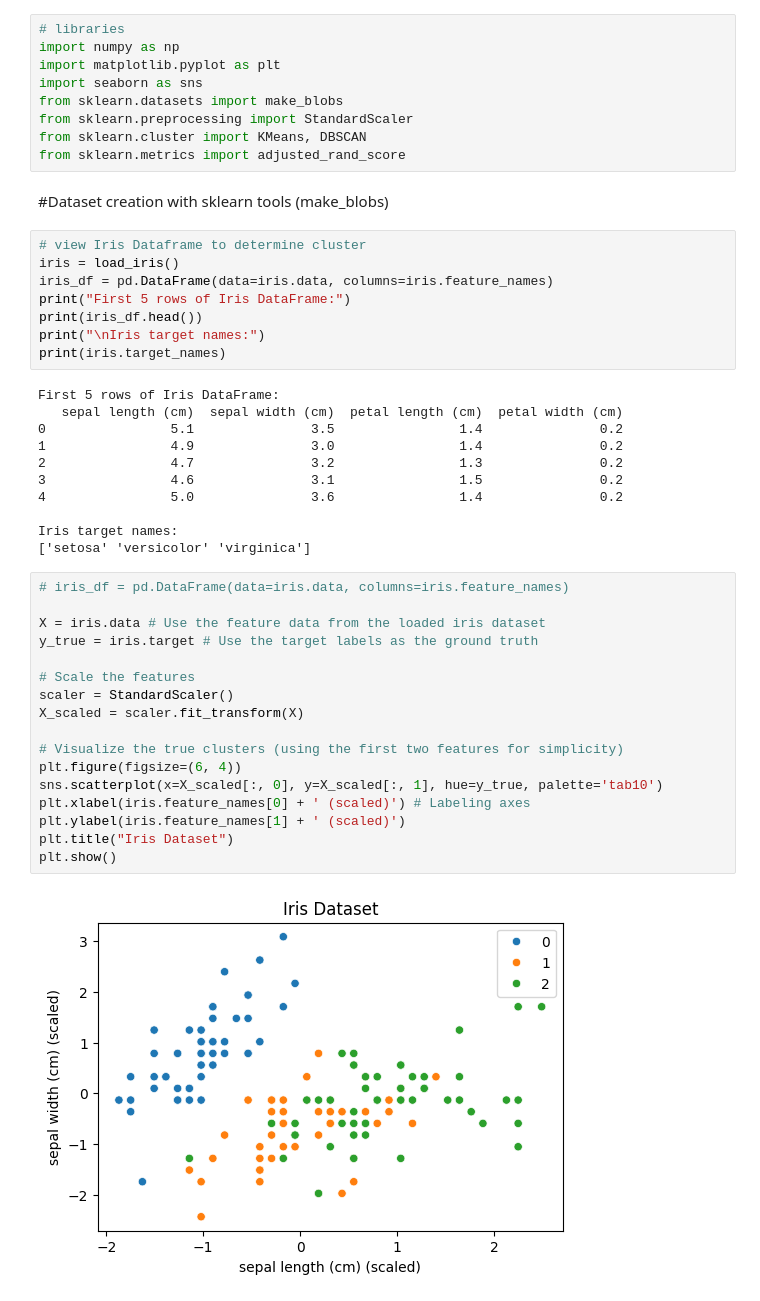
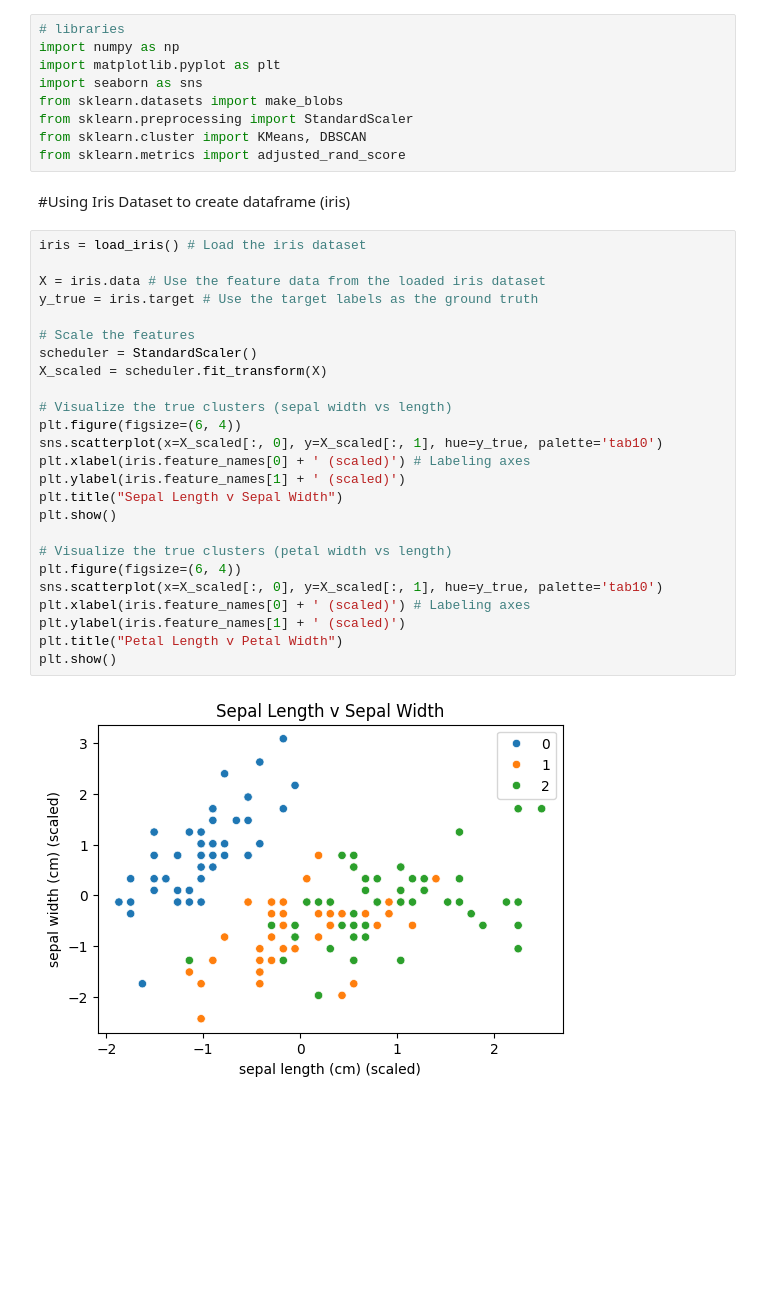
Before and after one commit to kingruss-afk/Data-Mining-CSC-587, a Jupyter notebook: Lab 15 ICO Russell King.ipynb, the cells around one changed output. Saved outputs shown, nothing was run; the diff lists cells and outputs as text; blank space fills up the shorter version.

```diff
--- a/Lab 15 ICO Russell King.ipynb
+++ b/Lab 15 ICO Russell King.ipynb
@@ -102,43 +102,32 @@ from sklearn.datasets import make_blobs
 from sklearn.preprocessing import StandardScaler
 from sklearn.cluster import KMeans, DBSCAN
 from sklearn.metrics import adjusted_rand_score
-# %% [markdown]
-#Dataset creation with sklearn tools (make_blobs)
-# %%
-# view Iris Dataframe to determine cluster
-iris = load_iris()
-iris_df = pd.DataFrame(data=iris.data, columns=iris.feature_names)
-print("First 5 rows of Iris DataFrame:")
-print(iris_df.head())
-print("\nIris target names:")
-print(iris.target_names)
-# %% [output]
-First 5 rows of Iris DataFrame:
-   sepal length (cm)  sepal width (cm)  petal length (cm)  petal width (cm)
-0                5.1               3.5                1.4               0.2
-1                4.9               3.0                1.4               0.2
-2                4.7               3.2                1.3               0.2
-3                4.6               3.1                1.5               0.2
-4                5.0               3.6                1.4               0.2
-
-Iris target names:
-['setosa' 'versicolor' 'virginica']
+# %% [markdown]
+#Using Iris Dataset to create dataframe (iris)
 # %%
-# iris_df = pd.DataFrame(data=iris.data, columns=iris.feature_names)
+iris = load_iris() # Load the iris dataset
 
 X = iris.data # Use the feature data from the loaded iris dataset
 y_true = iris.target # Use the target labels as the ground truth
 
 # Scale the features
-scaler = StandardScaler()
-X_scaled = scaler.fit_transform(X)
+scheduler = StandardScaler()
+X_scaled = scheduler.fit_transform(X)
 
-# Visualize the true clusters (using the first two features for simplicity)
+# Visualize the true clusters (sepal width vs length)
 plt.figure(figsize=(6, 4))
 sns.scatterplot(x=X_scaled[:, 0], y=X_scaled[:, 1], hue=y_true, palette='tab10')
 plt.xlabel(iris.feature_names[0] + ' (scaled)') # Labeling axes
 plt.ylabel(iris.feature_names[1] + ' (scaled)')
-plt.title("Iris Dataset")
+plt.title("Sepal Length v Sepal Width")
 plt.show()
+
+# Visualize the true clusters (petal width vs length)
+plt.figure(figsize=(6, 4))
+sns.scatterplot(x=X_scaled[:, 0], y=X_scaled[:, 1], hue=y_true, palette='tab10')
+plt.xlabel(iris.feature_names[0] + ' (scaled)') # Labeling axes
+plt.ylabel(iris.feature_names[1] + ' (scaled)')
+plt.title("Petal Length v Petal Width")
+plt.show()
 # %% [output]
-[figure, old version]
+[figure, new version]
```
Also changed, not shown: parts of 6 cells of this notebook.
